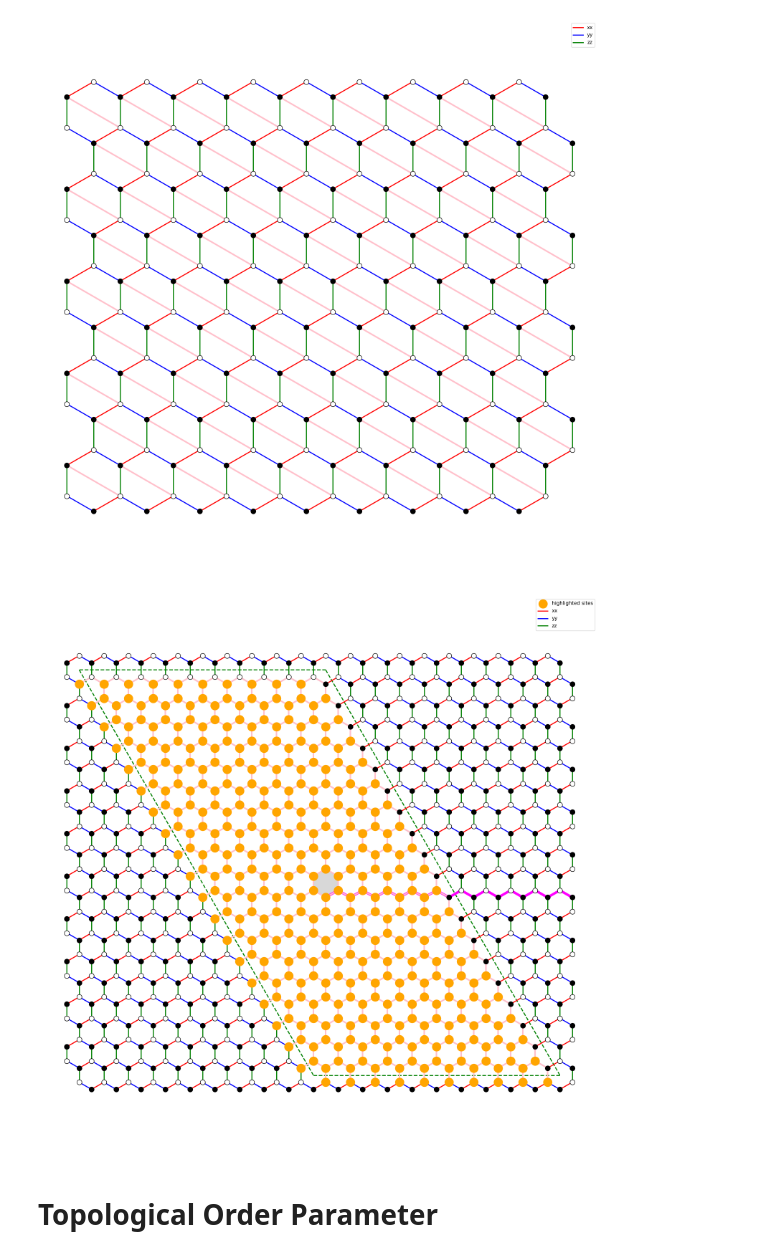
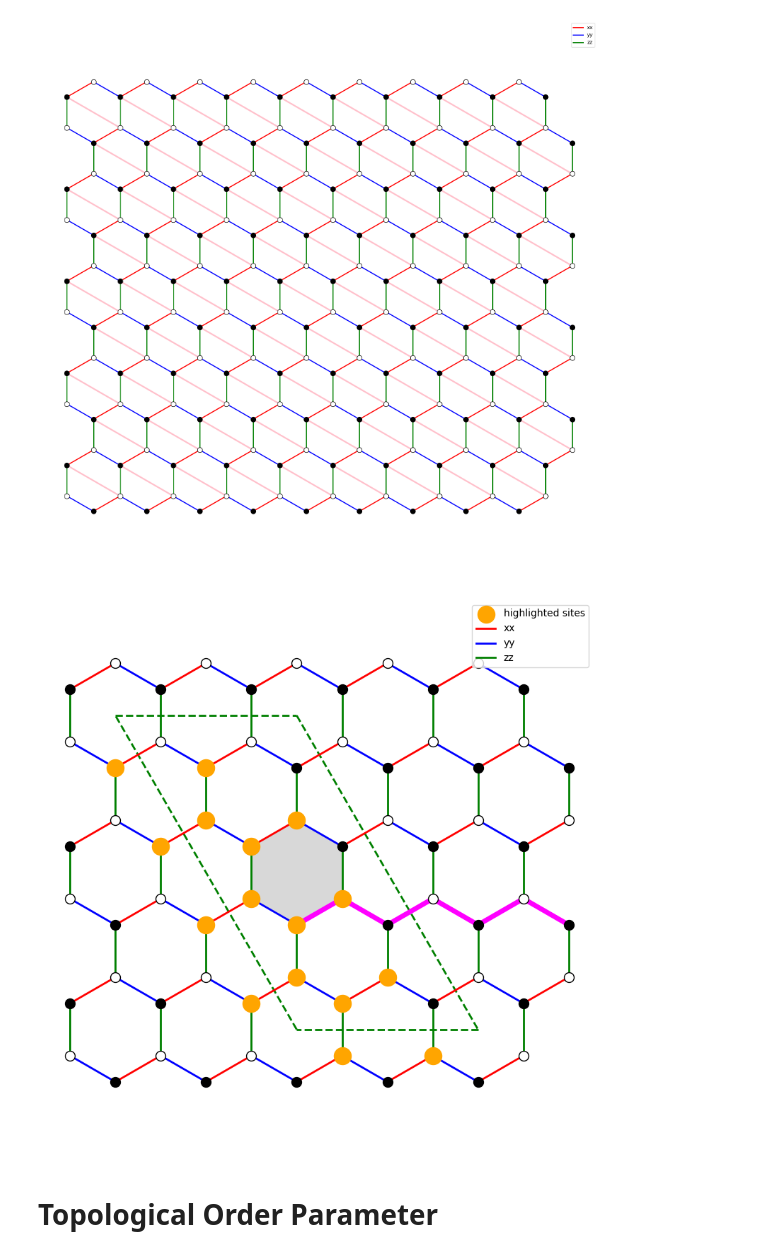
Before and after one commit to gconcheri/MasterThesis, a Jupyter notebook: fermionic_model_OBC.ipynb, the cells around one changed output. Saved outputs shown, nothing was run; the diff lists cells and outputs as text; code cells hidden in the pictures.

Commit message:
started generalization of the loop!

```diff
--- a/fermionic_model_OBC.ipynb
+++ b/fermionic_model_OBC.ipynb
@@ -132,18 +132,20 @@ honey.plot_honeycomb(modell, plot_anyon_bonds = False, plot_diagonal_bonds=False
 # %% [output]
 [figure]
 # %%
-modell = site.SitesOBC(Npx = 20, Npy = 20)
-prefactor, loop_indices, links_list, _ = modell.get_loop()
+modell = site.SitesOBC(Npx = 5, Npy = 5)
+prefactor, loop_indices, links_list, _ = modell.get_loop_parallelogram()
 
 central_plaquette = modell.get_anyonbonds()[1]
 
 honey.plot_honeycomb(modell, plot_anyon_bonds = True,
                     sites = loop_indices,
                     loop = True,
                     plaquette_site = central_plaquette,
-                    otherbonds_list= links_list)
+                    #otherbonds_list= links_list,
+                    fig_size=(10,10)
+                    )
 # %% [output]
-[figure, old version]
+[figure, new version]
 # %% [markdown]
 # Topological Order Parameter
 # %%
```
Also changed, not shown: 3 other files.
